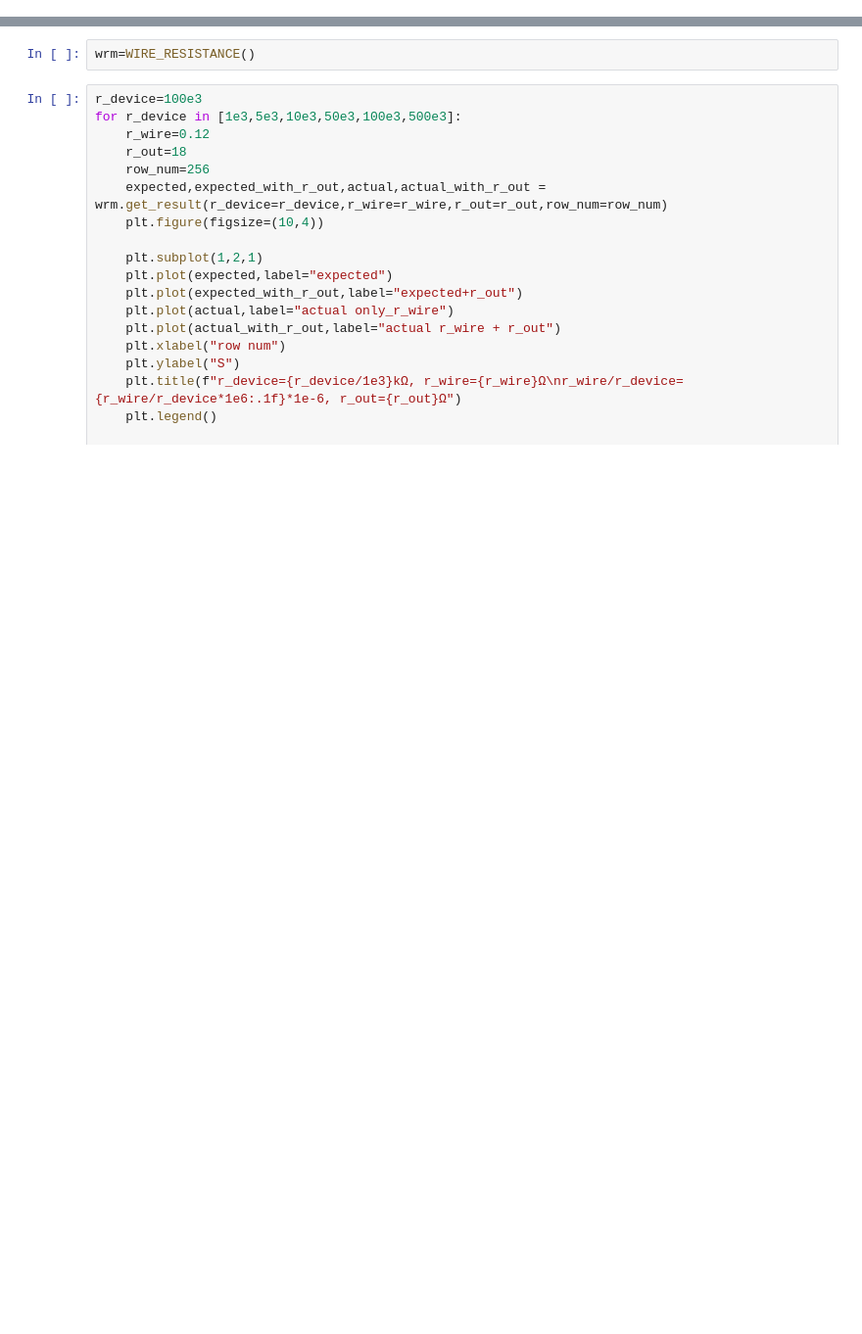
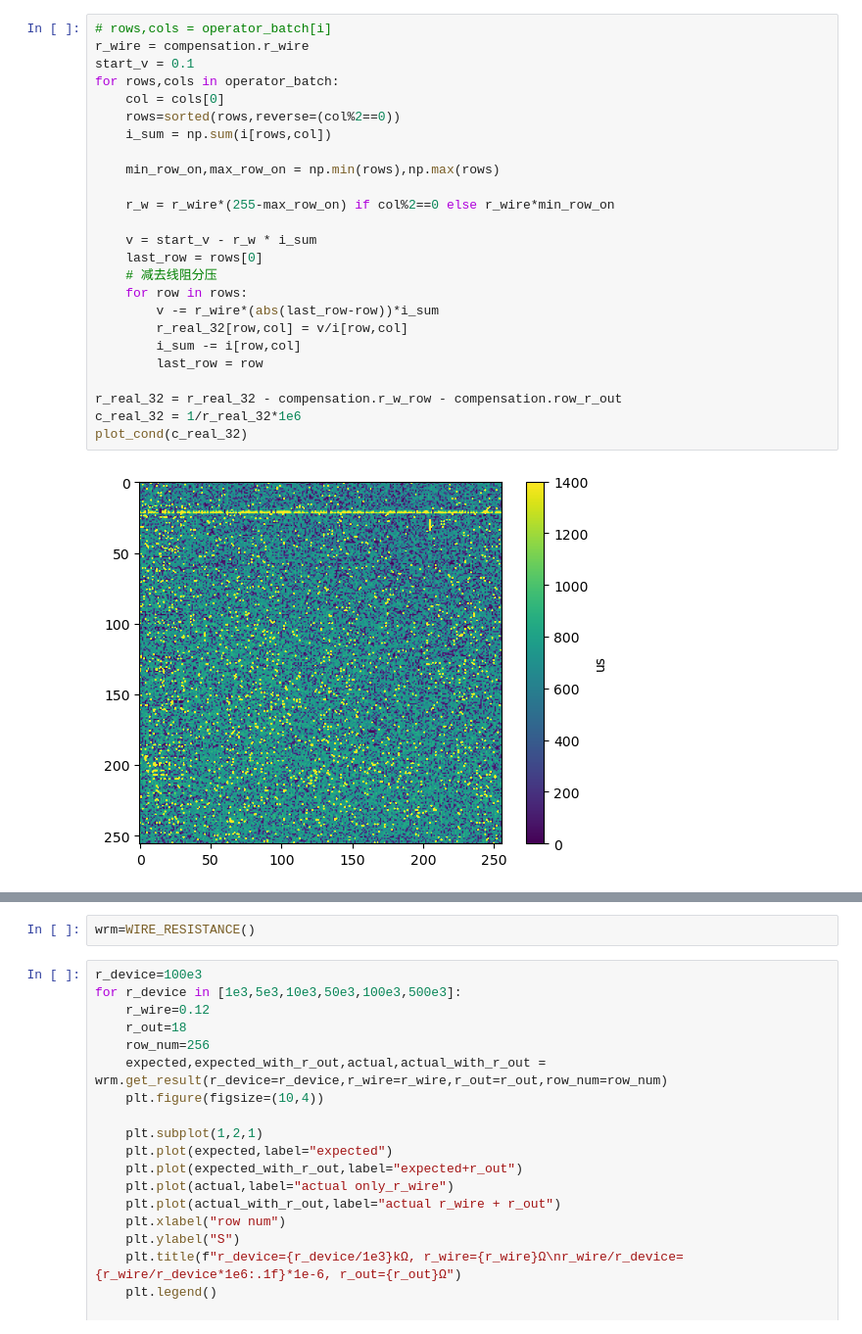
Before and after one commit to bei-meng/host_computer, a Jupyter notebook: examples/线阻模型.ipynb, the cells around one changed output, grey strips where cells are left out. Shown at 98% size. Drawn from its saved outputs; the diff is of its cells as text; blank space fills up the shorter version.

```diff
--- a/examples/线阻模型.ipynb
+++ b/examples/线阻模型.ipynb
@@ -7,0 +43,27 @@ import matplotlib.pyplot as plt
+# %%
+# rows,cols = operator_batch[i]
+r_wire = compensation.r_wire
+start_v = 0.1
+for rows,cols in operator_batch:
+    col = cols[0]
+    rows=sorted(rows,reverse=(col%2==0))
+    i_sum = np.sum(i[rows,col])
+
+    min_row_on,max_row_on = np.min(rows),np.max(rows)
+
+    r_w = r_wire*(255-max_row_on) if col%2==0 else r_wire*min_row_on
+
+    v = start_v - r_w * i_sum
+    last_row = rows[0]
+    # 减去线阻分压
+    for row in rows:
+        v -= r_wire*(abs(last_row-row))*i_sum
+        r_real_32[row,col] = v/i[row,col]
+        i_sum -= i[row,col]
+        last_row = row
+
+r_real_32 = r_real_32 - compensation.r_w_row - compensation.row_r_out
+c_real_32 = 1/r_real_32*1e6
+plot_cond(c_real_32)
+# %% [output]
+[figure, added]
```
Also changed, not shown: parts of 7 cells of this notebook, 3 other files.
